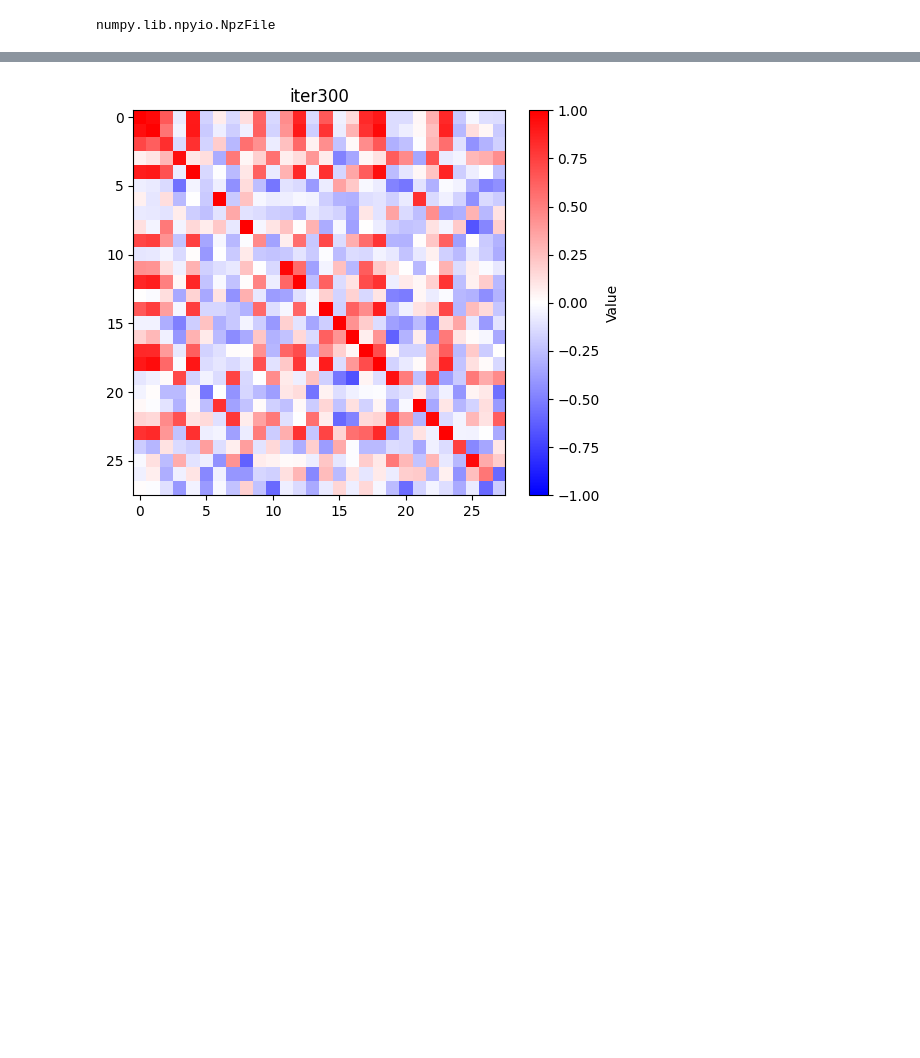
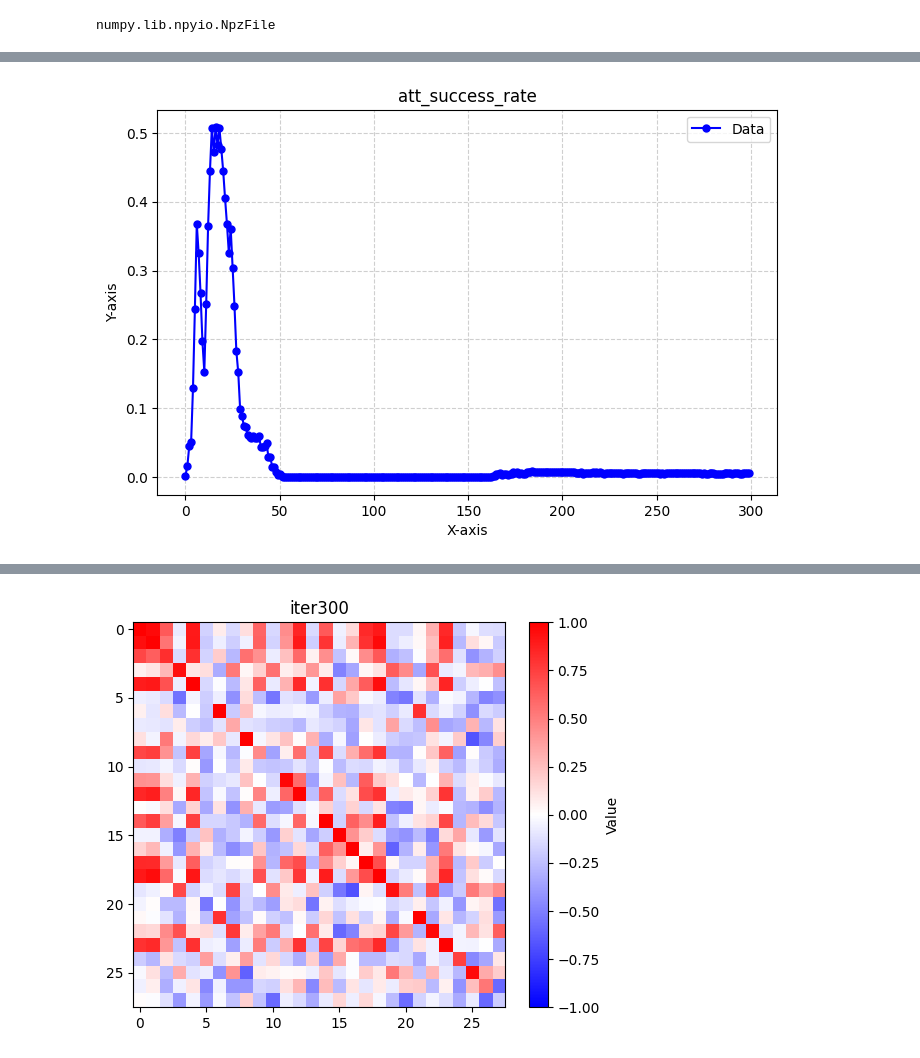
Before and after one commit to yangland/FedREDefense, a Jupyter notebook: npz_reader.ipynb, the cells around one changed output, grey strips where cells are left out. Saved outputs shown, nothing was run; the diff lists cells and outputs as text; code cells hidden in the pictures; blank space fills up the shorter version.

```diff
--- a/npz_reader.ipynb
+++ b/npz_reader.ipynb
@@ -85,0 +71,4 @@ plot_curve(b['server_val_test_accuracy'], title="test_acc")
+# %%
+plot_curve(b['server_att_accuracy_a_1.0'], title="att_success_rate")
+# %% [output]
+[figure, added]
```
Also changed, not shown: parts of 8 cells of this notebook.
